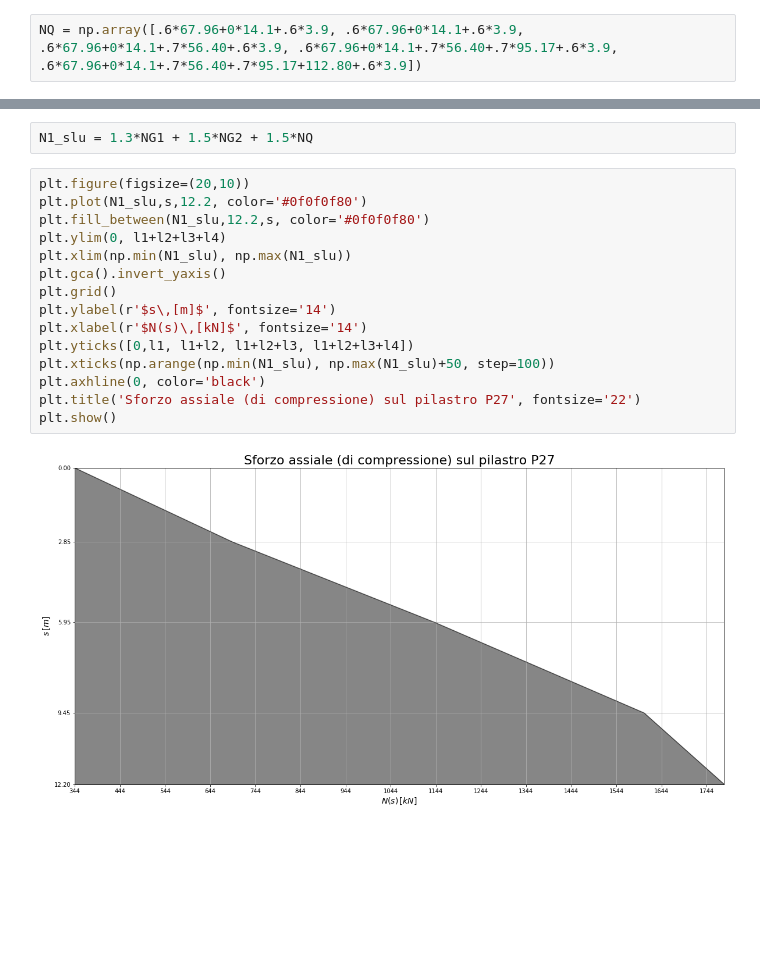
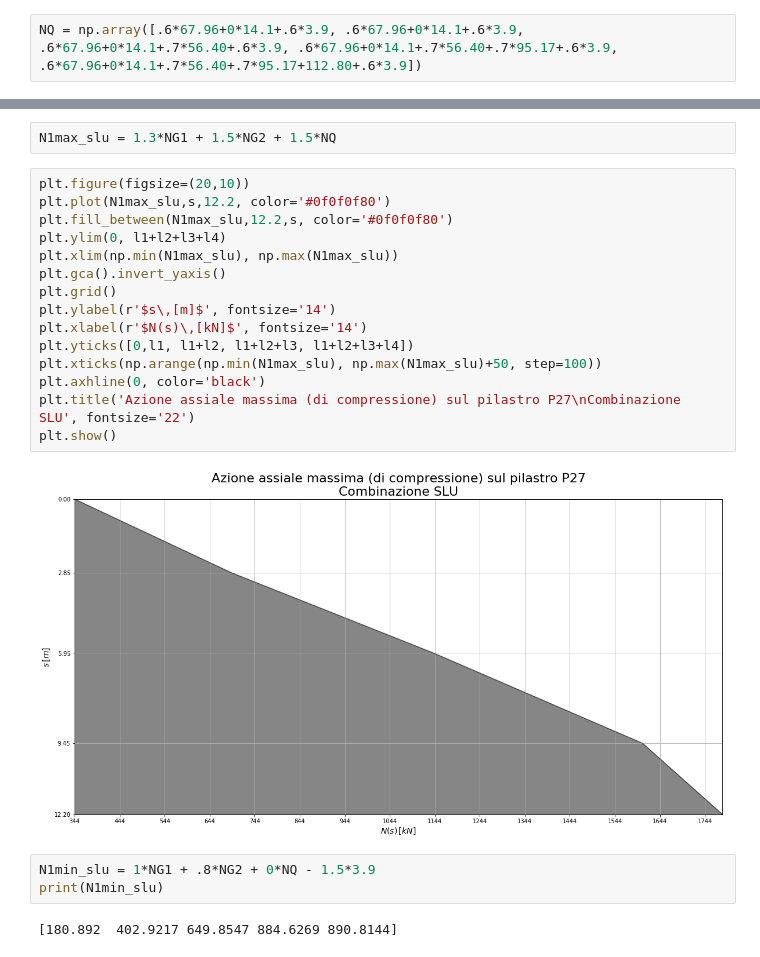
Before and after one commit to akaanzo/structural-safety, a Jupyter notebook: sol_col.ipynb, the cells around one changed output, grey strips where cells are left out. Cells and saved outputs as stored; diff of their text form; blank space fills up the shorter version.

```diff
--- a/sol_col.ipynb
+++ b/sol_col.ipynb
@@ -100,19 +109,24 @@ plt.show()
 # %%
-N1_slu = 1.3*NG1 + 1.5*NG2 + 1.5*NQ
+N1max_slu = 1.3*NG1 + 1.5*NG2 + 1.5*NQ
 # %%
 plt.figure(figsize=(20,10))
-plt.plot(N1_slu,s,12.2, color='#0f0f0f80')
-plt.fill_between(N1_slu,12.2,s, color='#0f0f0f80')
+plt.plot(N1max_slu,s,12.2, color='#0f0f0f80')
+plt.fill_between(N1max_slu,12.2,s, color='#0f0f0f80')
 plt.ylim(0, l1+l2+l3+l4)
-plt.xlim(np.min(N1_slu), np.max(N1_slu))
+plt.xlim(np.min(N1max_slu), np.max(N1max_slu))
 plt.gca().invert_yaxis()
 plt.grid()
 plt.ylabel(r'$s\,[m]$', fontsize='14')
 plt.xlabel(r'$N(s)\,[kN]$', fontsize='14')
 plt.yticks([0,l1, l1+l2, l1+l2+l3, l1+l2+l3+l4])
-plt.xticks(np.arange(np.min(N1_slu), np.max(N1_slu)+50, step=100))
+plt.xticks(np.arange(np.min(N1max_slu), np.max(N1max_slu)+50, step=100))
 plt.axhline(0, color='black')
-plt.title('Sforzo assiale (di compressione) sul pilastro P27', fontsize='22')
+plt.title('Azione assiale massima (di compressione) sul pilastro P27\nCombinazione SLU', fontsize='22')
 plt.show()
 # %% [output]
-[figure, old version]
+[figure, new version]
+# %%
+N1min_slu = 1*NG1 + .8*NG2 + 0*NQ - 1.5*3.9
+print(N1min_slu)
+# %% [output]
+[180.892  402.9217 649.8547 884.6269 890.8144]
```
Also changed, not shown: parts of 42 cells of this notebook, 1 other file.
